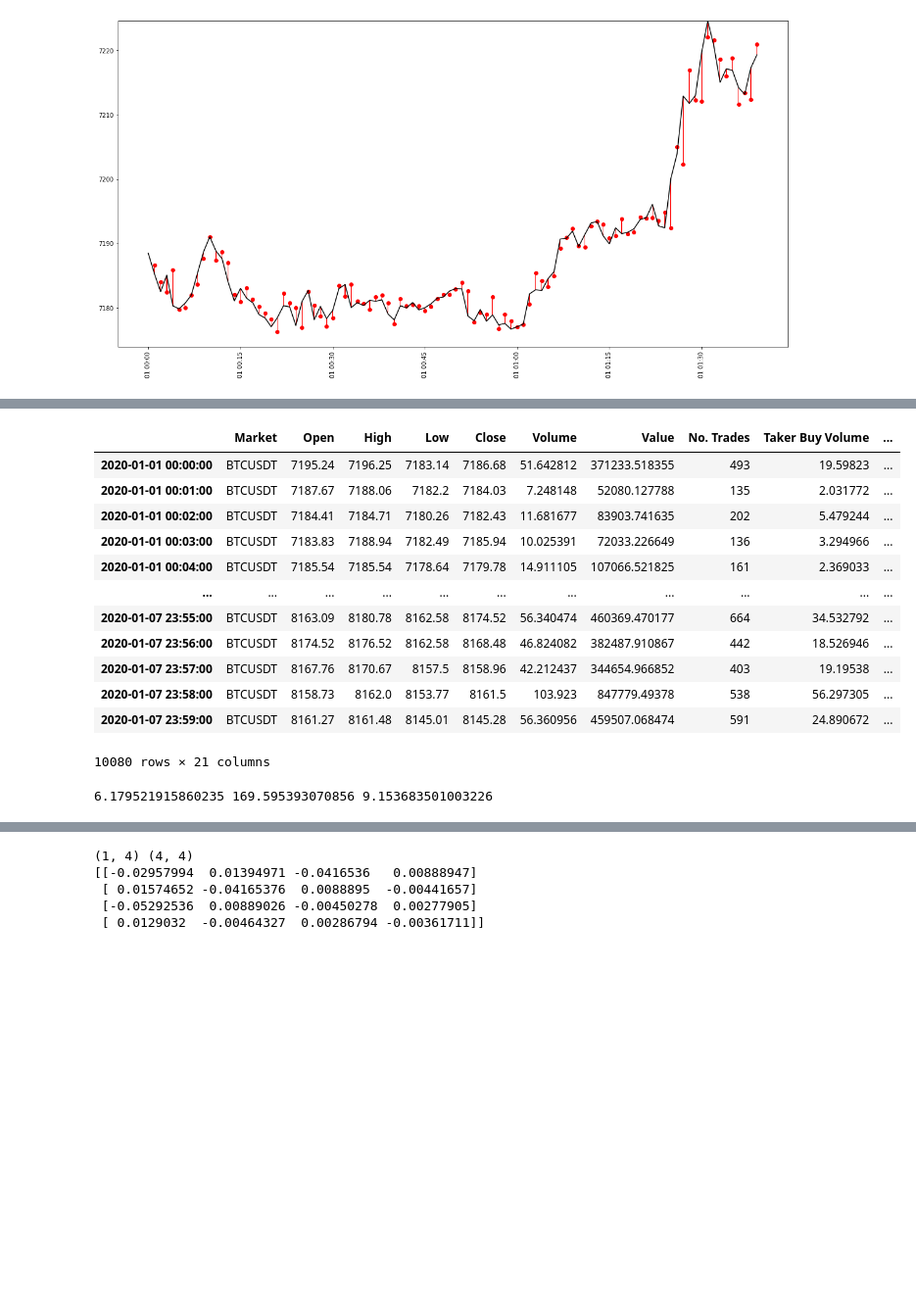
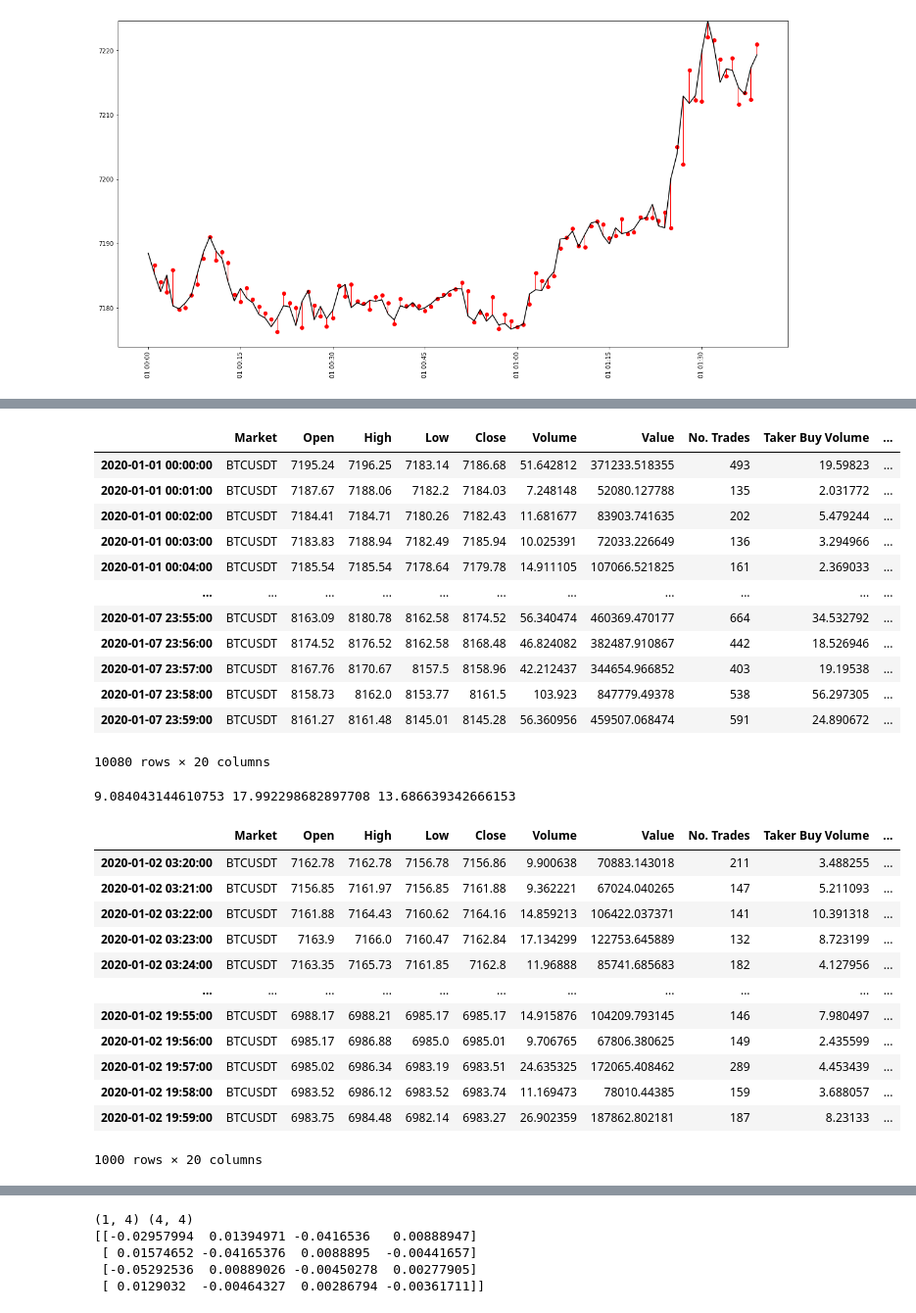
Before and after one commit to MohsenGhodrati/cvx_project_Kalman_Filter, a Jupyter notebook: Experiments.ipynb, the cells around one changed output, grey strips where cells are left out. Shown: that part at 98% size. Cells and saved outputs as stored; diff of their text form; code cells hidden in the pictures; blank space fills up the shorter version.

```diff
--- a/Experiments.ipynb
+++ b/Experiments.ipynb
@@ -134,18 +120,20 @@ df
 # %%
-k = 20
-m = 20
+k = 200
+m = 10
 r = 6
 
 df['Prediction'] = None
 df['Measurement'] = None
 
+# alpha = 1.2
+W = np.diag(np.arange(k) / np.sum(np.arange(k)))
 for n in range(1440+k, 1440+k+1000):  #len(df)):
     A = np.zeros([k, m+r])
     A[:, m:m+r] = df.iloc[(n-2)-(k-1):(n-2)+1][[f'Feature {i+1}' for i in range(r)]].to_numpy()
     for i in range(m):
         A[:, i] = df.iloc[(n-2)-(k-1)-i:(n-2)-i+1]['Real Return']
     b = df.iloc[(n-1)-(k-1):(n-1)+1]['Real Return'].values
-    theta, _, _, _ = np.linalg.lstsq(A, b, rcond=-1)
+    theta, _, _, _ = np.linalg.lstsq(np.dot(W, A), np.dot(W, b), rcond=-1)
 
     prediction = np.dot(theta, np.concatenate([df.iloc[n-1:n-m-1:-1]['Real Return'].values,
                                                df.iloc[n-1][[f'Feature {i+1}' for i in range(r)]].values]).ravel())
@@ -174,14 +162,29 @@ df
 | 2020-01-07 23:57:00 | BTCUSDT | 8167.76 | 8170.67 | 8157.5 | 8158.96 | 42.212437 | 344654.966852 | 403 | 19.19538 | ... |
 | 2020-01-07 23:58:00 | BTCUSDT | 8158.73 | 8162.0 | 8153.77 | 8161.5 | 103.923 | 847779.49378 | 538 | 56.297305 | ... |
 | 2020-01-07 23:59:00 | BTCUSDT | 8161.27 | 8161.48 | 8145.01 | 8145.28 | 56.360956 | 459507.068474 | 591 | 24.890672 | ... |
-10080 rows × 21 columns
+10080 rows × 20 columns
 # %%
 indices = (df['Measurement'] - df['Weighted Price Average']).dropna().index
 
 print(
     (df.loc[indices, 'Measurement'] - df.loc[indices, 'Weighted Price Average']).var(),
     (df.loc[indices, 'Prediction'] - df.loc[indices, 'Weighted Price Average']).var(),
     (df.shift(1).loc[indices, 'Weighted Price Average'] - df.loc[indices, 'Weighted Price Average']).var()
 )
+
+df.loc[indices]
 # %% [output]
-6.179521915860235 169.595393070856 9.153683501003226
+9.084043144610753 17.992298682897708 13.686639342666153
+|  | Market | Open | High | Low | Close | Volume | Value | No. Trades | Taker Buy Volume | ... |
+| 2020-01-02 03:20:00 | BTCUSDT | 7162.78 | 7162.78 | 7156.78 | 7156.86 | 9.900638 | 70883.143018 | 211 | 3.488255 | ... |
+| 2020-01-02 03:21:00 | BTCUSDT | 7156.85 | 7161.97 | 7156.85 | 7161.88 | 9.362221 | 67024.040265 | 147 | 5.211093 | ... |
+| 2020-01-02 03:22:00 | BTCUSDT | 7161.88 | 7164.43 | 7160.62 | 7164.16 | 14.859213 | 106422.037371 | 141 | 10.391318 | ... |
+| 2020-01-02 03:23:00 | BTCUSDT | 7163.9 | 7166.0 | 7160.47 | 7162.84 | 17.134299 | 122753.645889 | 132 | 8.723199 | ... |
+| 2020-01-02 03:24:00 | BTCUSDT | 7163.35 | 7165.73 | 7161.85 | 7162.8 | 11.96888 | 85741.685683 | 182 | 4.127956 | ... |
+| ... | ... | ... | ... | ... | ... | ... | ... | ... | ... | ... |
+| 2020-01-02 19:55:00 | BTCUSDT | 6988.17 | 6988.21 | 6985.17 | 6985.17 | 14.915876 | 104209.793145 | 146 | 7.980497 | ... |
+| 2020-01-02 19:56:00 | BTCUSDT | 6985.17 | 6986.88 | 6985.0 | 6985.01 | 9.706765 | 67806.380625 | 149 | 2.435599 | ... |
+| 2020-01-02 19:57:00 | BTCUSDT | 6985.02 | 6986.34 | 6983.19 | 6983.51 | 24.635325 | 172065.408462 | 289 | 4.453439 | ... |
+| 2020-01-02 19:58:00 | BTCUSDT | 6983.52 | 6986.12 | 6983.52 | 6983.74 | 11.169473 | 78010.44385 | 159 | 3.688057 | ... |
+| 2020-01-02 19:59:00 | BTCUSDT | 6983.75 | 6984.48 | 6982.14 | 6983.27 | 26.902359 | 187862.802181 | 187 | 8.23133 | ... |
+1000 rows × 20 columns
```
Also changed, not shown: parts of 5 cells of this notebook, 1 other file.
